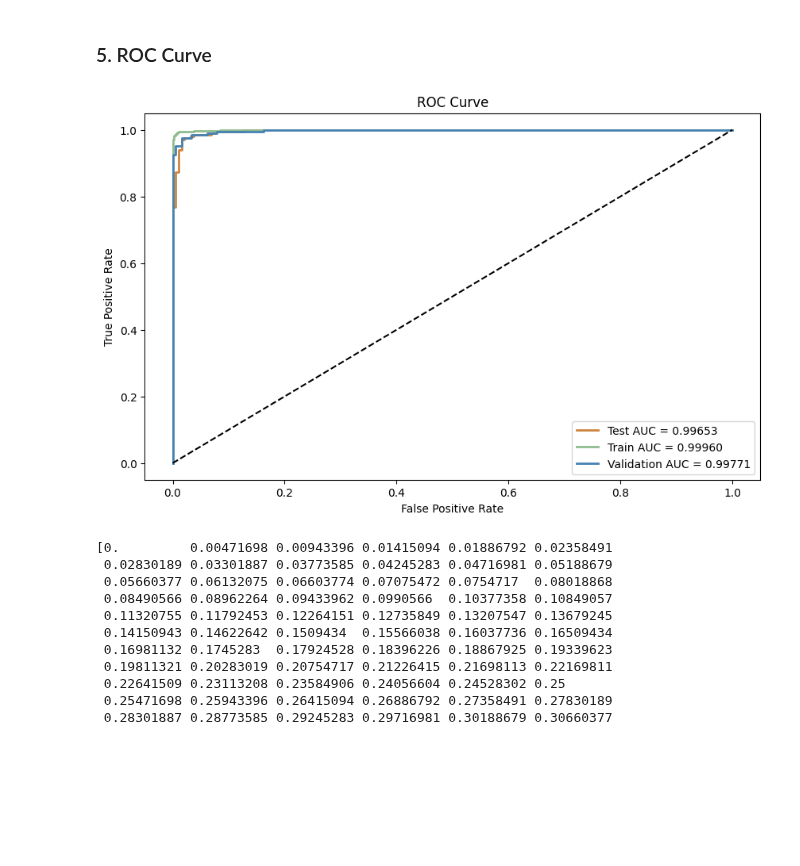
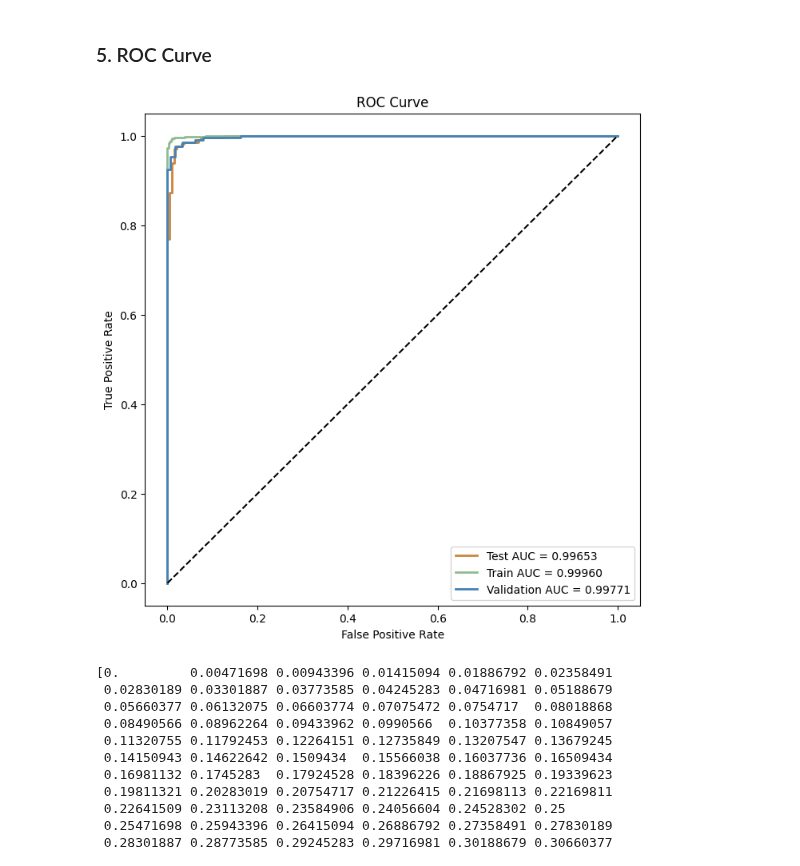
Before and after one commit to AndreChristianto/Signature-Recognition-V3, a Jupyter notebook: vgg16_diff_vect_svm.ipynb, the cells around one changed output. Saved outputs shown, nothing was run; the diff lists cells and outputs as text; code cells hidden in the pictures; blank space fills up the shorter version.

```diff
--- a/vgg16_diff_vect_svm.ipynb
+++ b/vgg16_diff_vect_svm.ipynb
@@ -176,32 +176,32 @@ import matplotlib.pyplot as plt
 # %%
 # Predict decision values for each class
 y_train_score = best_model.decision_function(train_difference_array)
 y_test_score = best_model.decision_function(test_difference_array)
 y_val_score = best_model.decision_function(validation_difference_array)
 
 # Compute ROC curve and AUC for each set
 fpr_train, tpr_train, thresholds_train = roc_curve(train_labels, y_train_score, drop_intermediate=False)
 roc_auc_train = auc(fpr_train, tpr_train)
 fpr_test, tpr_test, thresholds_test = roc_curve(test_labels, y_test_score, drop_intermediate=False)
 roc_auc_test = auc(fpr_test, tpr_test)
 fpr_val, tpr_val, thresholds_val = roc_curve(validation_labels, y_val_score, drop_intermediate=False)
 roc_auc_val = auc(fpr_val, tpr_val)
 
 # Plot ROC curve
-plt.figure(figsize=(10, 6))
+plt.figure(figsize=(8, 8))
 
 plt.plot(fpr_test, tpr_test, color='peru', lw=2, label=f'Test AUC = {roc_auc_test:.5f}')
 plt.plot(fpr_train, tpr_train, color='darkseagreen', lw=2, label=f'Train AUC = {roc_auc_train:.5f}')
 plt.plot(fpr_val, tpr_val, color='steelblue', lw=2, label=f'Validation AUC = {roc_auc_val:.5f}')
 
 plt.plot([0, 1], [0, 1], 'k--')
 plt.xlabel('False Positive Rate')
 plt.ylabel('True Positive Rate')
 plt.title('ROC Curve')
 plt.legend()
 plt.show()
 # %% [output]
-[figure, old version]
+[figure, new version]
 # %%
 def find_tpr_at_fpr(fpr, tpr, target_fpr):
     return np.interp(target_fpr, fpr, tpr)
```
Also changed, not shown: 1 other file.
